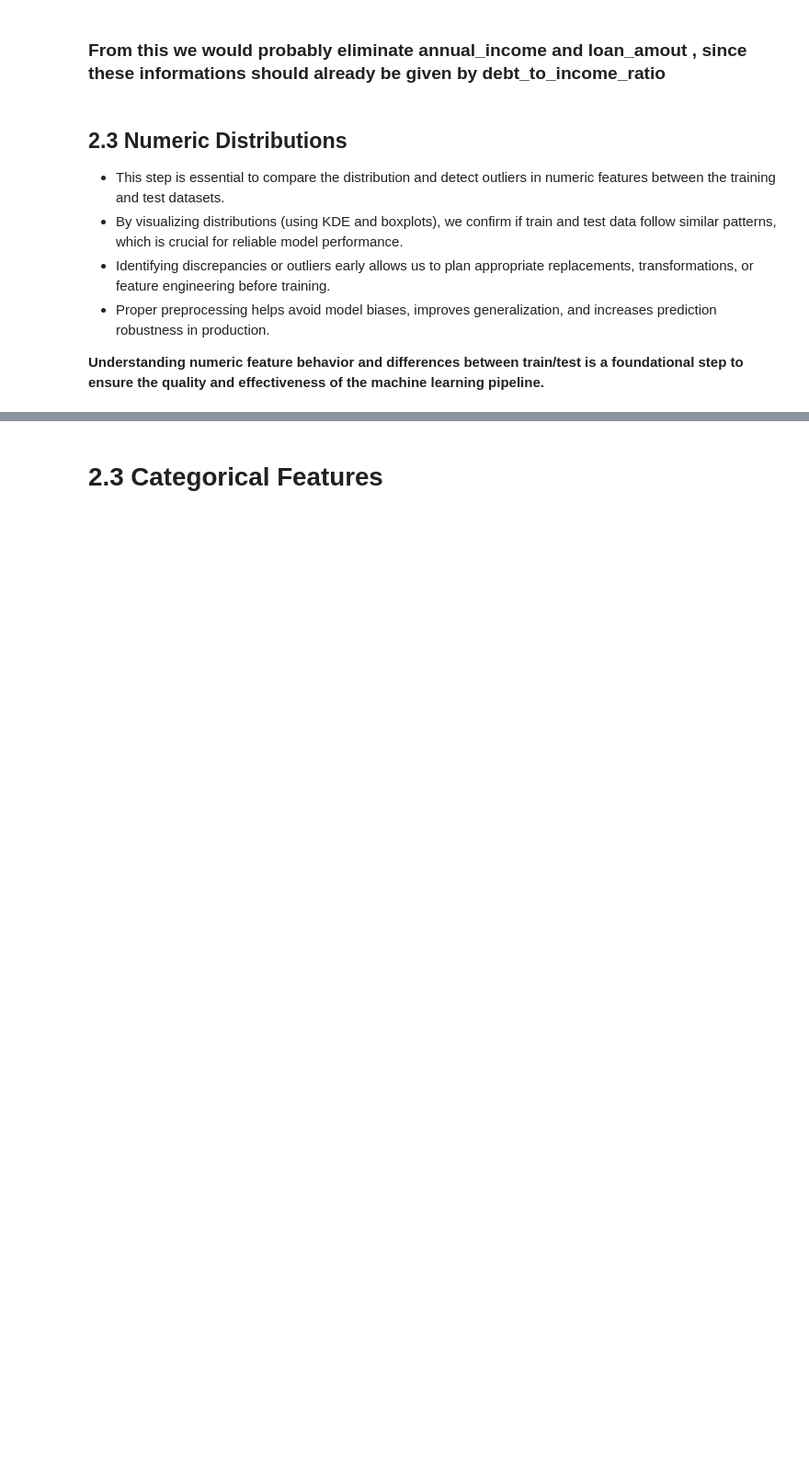
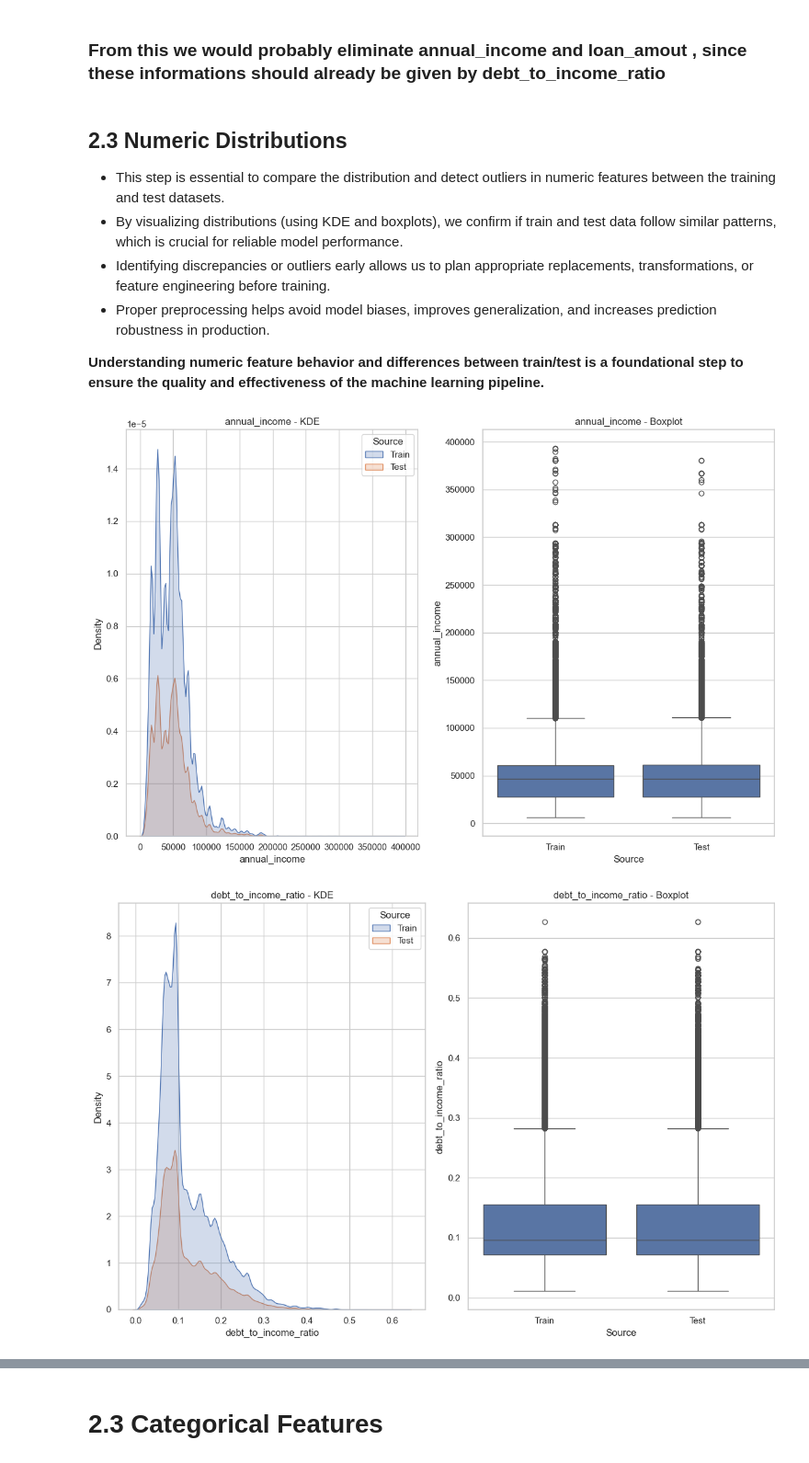
Before and after one commit to victorhrls/Kaggle, a Jupyter notebook: Loan Payback/loan-payback-eda.ipynb, the cells around one changed output, grey strips where cells are left out. Shown at 92% size. Drawn from its saved outputs; the diff is of its cells as text; code cells hidden in the pictures; blank space fills up the shorter version.

Commit message:
Representation Test x Train

```diff
--- a/Loan Payback/loan-payback-eda.ipynb
+++ b/Loan Payback/loan-payback-eda.ipynb
@@ -250,0 +248,45 @@ plt.plot()
+# %%
+# All numeric relations
+# Since i want to see the distribution and how spread it is , i want the mean, std and median for every feature
+# if i just try to put on the same graph, maybe the ax will not be aligned.
+# In order to use Hue of seaborn ,it is better to concatenate
+
+
+# Create a new column called source on the df and feel the value of test
+# Since i will create a new column , i will copy the data
+
+view_train = df_train[num_features].copy()
+view_train['Source']= 'Train'
+
+view_test = df_test[num_features].copy()
+view_test['Source'] = 'Test'
+
+view_concat = pd.concat([view_train,view_test], ignore_index= True)
+
+for col in num_features:
+    # Mean , median , std
+    pd.DataFrame({
+        'Mean':,
+        'Median':,
+        'Std'
+    })
+    # Figure
+    fig = plt.figure(figsize=(12,8))
+
+    # axis
+    ax1 = fig.add_subplot(1,2,1)  # KDE
+    ax2 = fig.add_subplot(1,2,2)  # Boxplot
+
+    # Plot KDE and Boxplot
+
+    sns.kdeplot(data=view_concat, x=col , ax = ax1 , hue = 'Source', fill= True)
+    ax1.set_title(f'{col} - KDE')
+
+    sns.boxplot(data=view_concat, x="Source", y=col, ax = ax2)
+    ax2.set_title(f'{col} - Boxplot')
+
+    plt.tight_layout()
+    plt.show()
+# %% [output]
+[figure, added]
+[figure, added]
```
Also changed, not shown: parts of 2 cells of this notebook.
